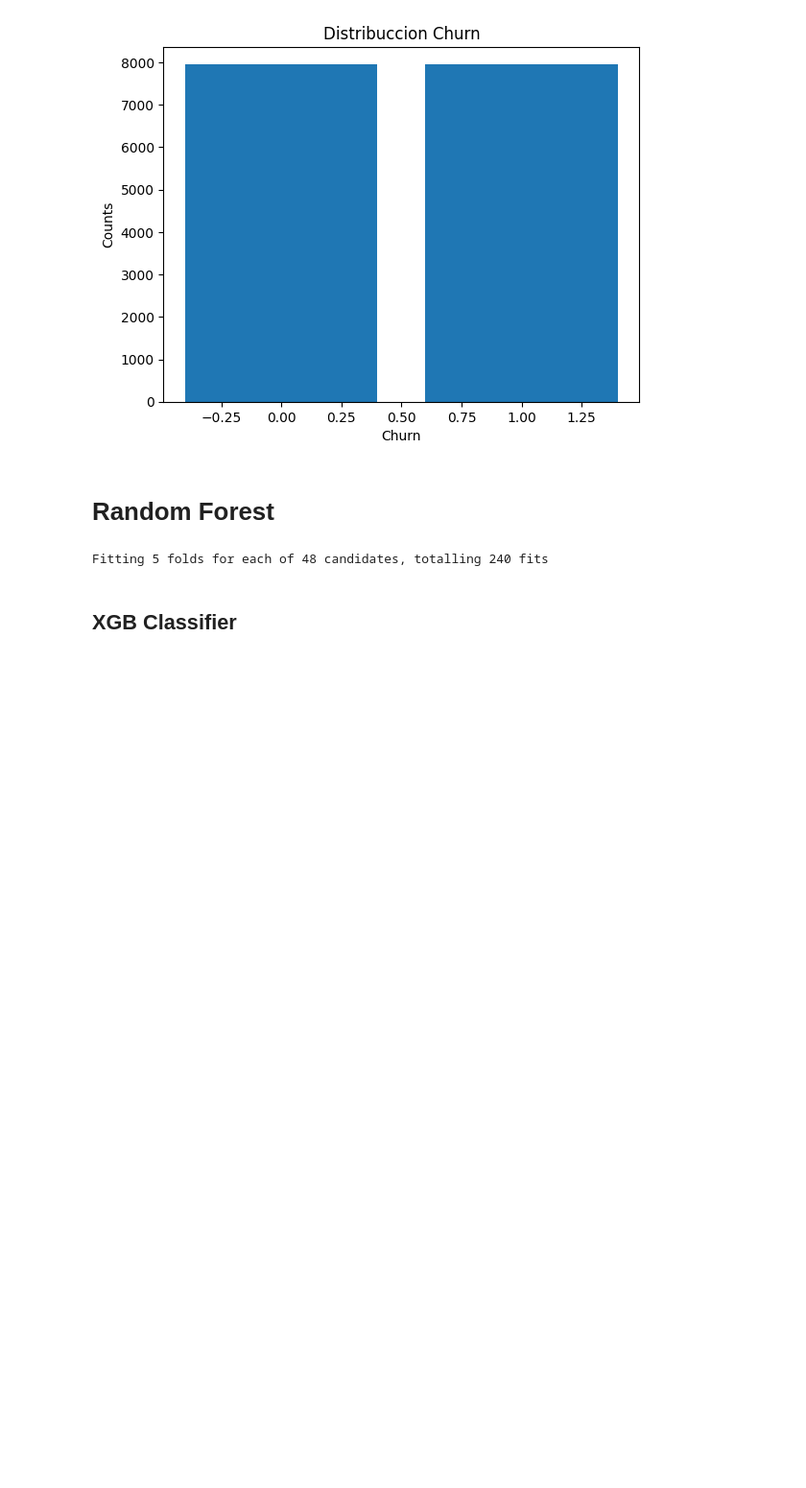
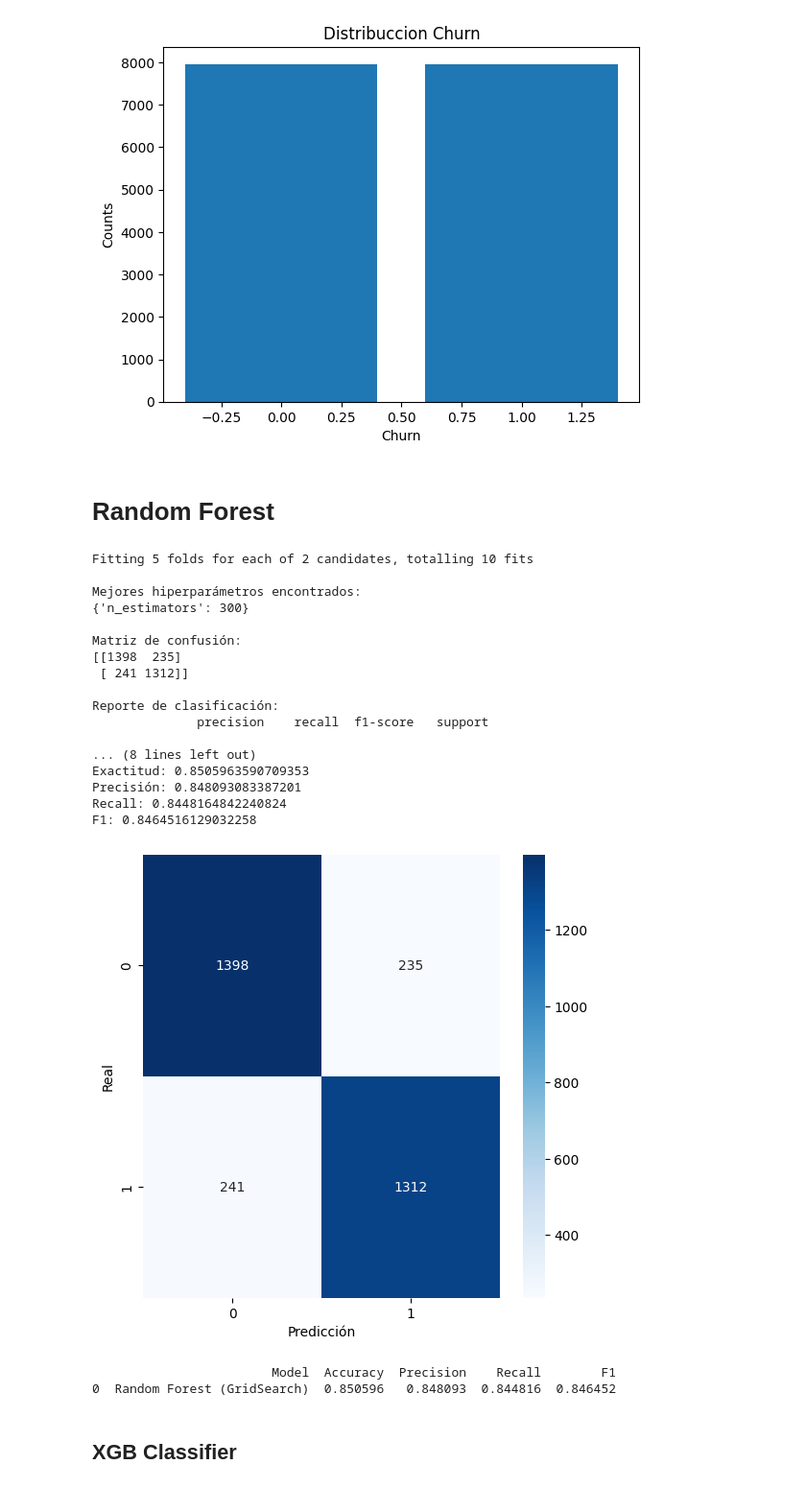
Before and after one commit to santiloc-hub/Churn_Prediction, a Jupyter notebook: Bank_Prediction.ipynb, the cells around one changed output. Shown at 96% size. Cells and saved outputs as stored; diff of their text form; code cells hidden in the pictures; blank space fills up the shorter version.

```diff
--- a/Bank_Prediction.ipynb
+++ b/Bank_Prediction.ipynb
@@ -361,10 +362,7 @@ import seaborn as sns
 
 # Definir los hiperparámetros a probar
 param_grid = {
-    "n_estimators": [100, 200, 300],
-    "max_depth": [10, 15, 20, None],
-    "max_features": ["sqrt", "log2"],
-    "bootstrap": [True, False]
+    "n_estimators": [100, 300]
 }
 
 # Inicializar el modelo base
@@ -393,34 +391,53 @@ print("\nMejores hiperparámetros encontrados:")
 print(grid_search.best_params_)
 
 # Mostrar métricas de evaluación
 print("\nMatriz de confusión:")
 print(confusion_matrix(y_test, y_pred))
 print("\nReporte de clasificación:")
 print(classification_report(y_test, y_pred))
 print("\nExactitud:", accuracy_score(y_test, y_pred))
 print("Precisión:", precision_score(y_test, y_pred))
 print("Recall:", recall_score(y_test, y_pred))
 print("F1:", f1_score(y_test, y_pred))
 
 # Visualizar la matriz de confusión
 plt.figure(figsize=(6, 6))
 sns.heatmap(confusion_matrix(y_test, y_pred), annot=True, fmt="d", cmap="Blues")
 plt.xlabel("Predicción")
 plt.ylabel("Real")
 plt.show()
 
 # Adjuntar resultados en un dataframe para comparar
 Results = pd.DataFrame({
     "Model": ["Random Forest (GridSearch)"],
     "Accuracy": [accuracy_score(y_test, y_pred)],
     "Precision": [precision_score(y_test, y_pred)],
     "Recall": [recall_score(y_test, y_pred)],
     "F1": [f1_score(y_test, y_pred)]
 })
 
 print(Results)
 # %% [output]
-Fitting 5 folds for each of 48 candidates, totalling 240 fits
+Fitting 5 folds for each of 2 candidates, totalling 10 fits
+
+Mejores hiperparámetros encontrados:
+{'n_estimators': 300}
+
+Matriz de confusión:
+[[1398  235]
+ [ 241 1312]]
+
+Reporte de clasificación:
+              precision    recall  f1-score   support
+
+... (8 lines left out)
+Exactitud: 0.8505963590709353
+Precisión: 0.848093083387201
+Recall: 0.8448164842240824
+F1: 0.8464516129032258
+[figure, added]
+                        Model  Accuracy  Precision    Recall        F1
+0  Random Forest (GridSearch)  0.850596   0.848093  0.844816  0.846452
 # %% [markdown]
 ## XGB Classifier
 # %%
```
Also changed, not shown: parts of 7 cells of this notebook.
